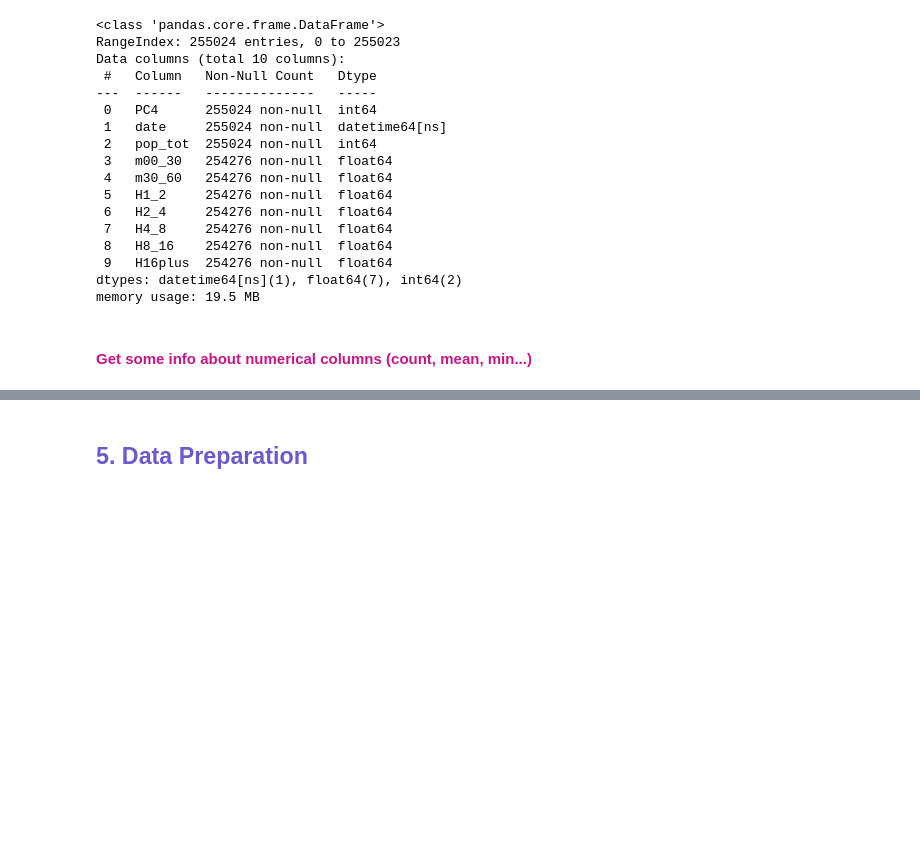
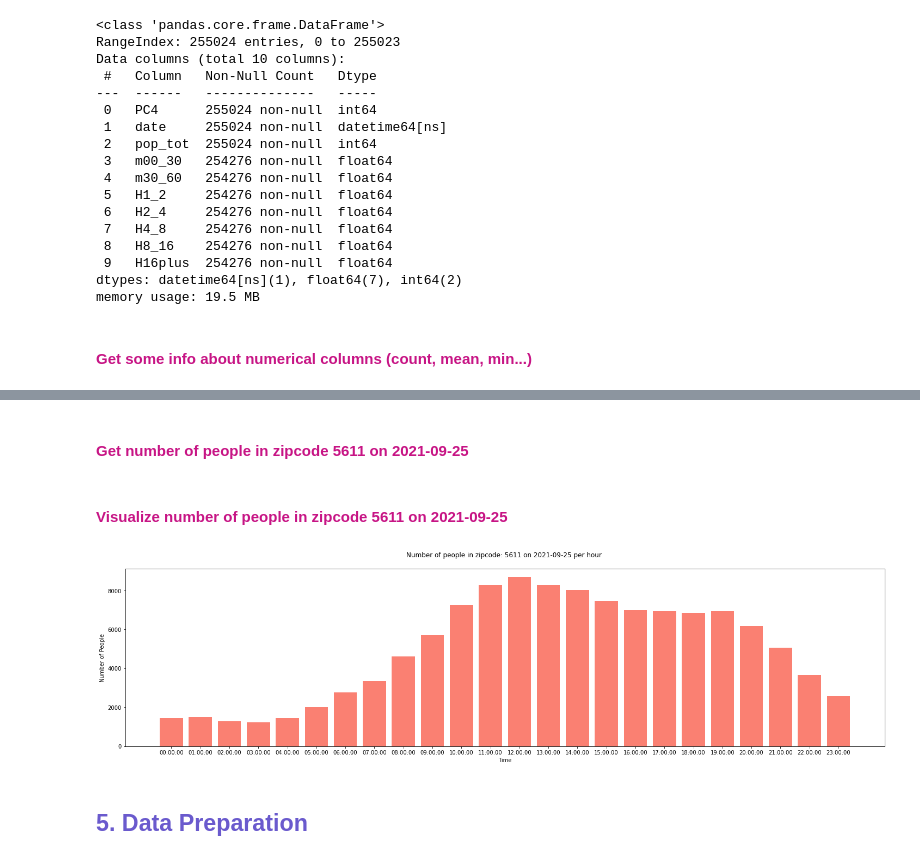
Before and after one commit to rawan-a-d/Air-Quality-Prediction, a Jupyter notebook: notebook.ipynb, the cells around one changed output, grey strips where cells are left out. Saved outputs shown, nothing was run; the diff lists cells and outputs as text; code cells hidden in the pictures; blank space fills up the shorter version.

Commit message:
Visualize number of people in an area

```diff
--- a/notebook.ipynb
+++ b/notebook.ipynb
@@ -201,0 +219,2 @@ df_zichtop_air_pollution.sample(5)
+# %%
+df_zichtop_air_pollution.rename(columns={"date": "date_time"}, inplace=True)
@@ -201,0 +223,3 @@ df_zichtop_air_pollution.sample(5)
+# %%
+df_zichtop_air_pollution["date"] = df_zichtop_air_pollution["date_time"].dt.date.astype(str)
+df_zichtop_air_pollution["time"] = df_zichtop_air_pollution["date_time"].dt.time.astype(str)
@@ -202,3 +235,22 @@ df_zichtop_air_pollution.sample(5)
+# %% [markdown]
+<h4><font color=mediumvioletred>Get number of people in zipcode 5611 on 2021-09-25 </font></h4>
+# %%
+people_5611 = df_zichtop_air_pollution[(df_zichtop_air_pollution["PC4"] == 5611) & (df_zichtop_air_pollution["date"] == "2021-09-25")]
+# %% [markdown]
+<h4><font color=mediumvioletred>Visualize number of people in zipcode 5611 on 2021-09-25 </font></h4>
+# %%
+fig, ax = plt.subplots(figsize=(25, 6))
+# Plot the data
+scatter = ax.bar(list(people_5611["time"]),
+                list(people_5611["pop_tot"]),
+                color="salmon");
+
+# Customize the plot
+ax.set(title="Number of people in zipcode: 5611 on 2021-09-25 per hour \n",
+      xlabel="Time",
+      ylabel="Number of People");
+# %% [output]
+[figure, added]
 # %% [markdown]
 <h2><font color=slateblue> 5. Data Preparation </font></h2>
 # %% [markdown]
```
Also changed, not shown: parts of 18 cells of this notebook.
